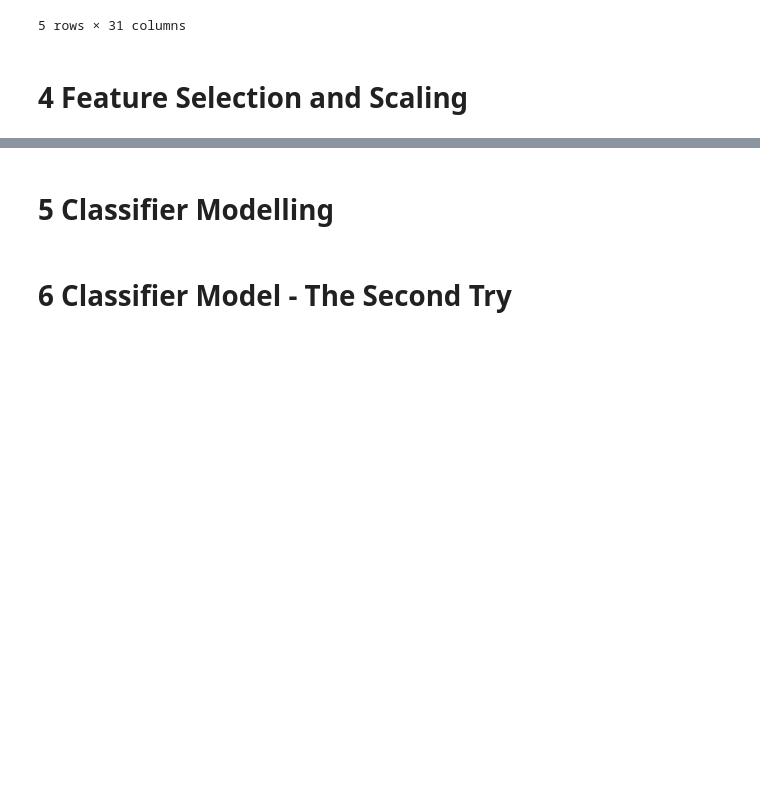
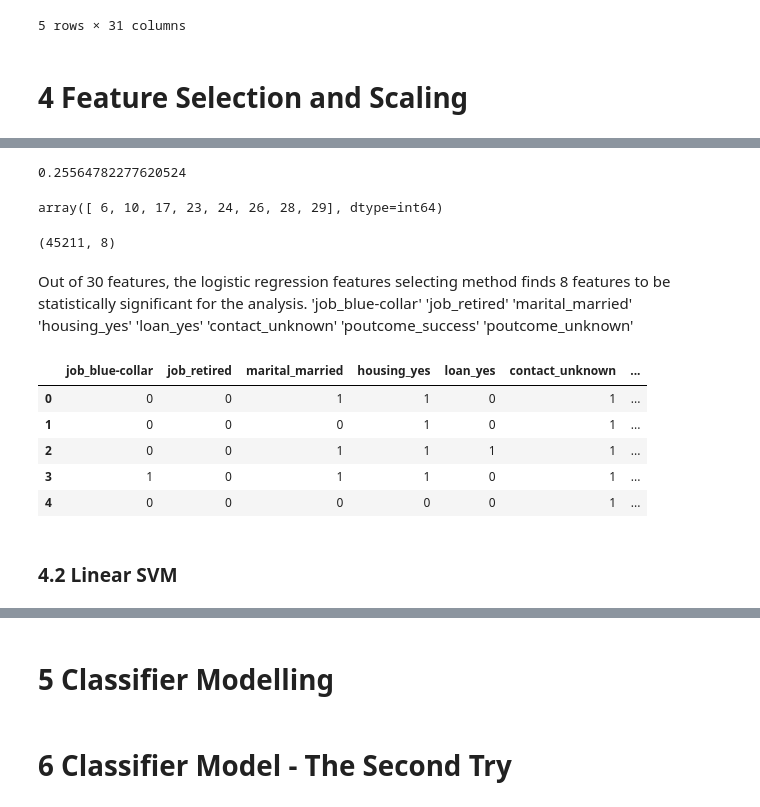
Before and after one commit to EmaTran/CSIS3290_GroupProject, a Jupyter notebook: MiniProject2/CSIS3290_MiniProject2.ipynb, the cells around one changed output, grey strips where cells are left out. Drawn from its saved outputs; the diff is of its cells as text; code cells hidden in the pictures; blank space fills up the shorter version.

```diff
--- a/MiniProject2/CSIS3290_MiniProject2.ipynb
+++ b/MiniProject2/CSIS3290_MiniProject2.ipynb
@@ -316,0 +351,41 @@ df2.head()
+# %%
+#Obtain threshold value as the parameter to know which features should be removed
+#according to this method
+logisticRegression_method.threshold_
+# %% [output]
+0.25564782277620524
+# %%
+#Run get_support() to see which are TRUE for significant features
+logisticRegression_method.get_support(indices=True)
+# %% [output]
+array([ 6, 10, 17, 23, 24, 26, 28, 29], dtype=int64)
+# %%
+#Apply transform() to get the subset of features to be used
+X_logisticR = logisticRegression_method.transform(X)
+X_logisticR.shape
+# %% [output]
+(45211, 8)
+# %% [markdown]
+Out of 30 features, the logistic regression features selecting method finds 8 features to be statistically significant for the analysis.
+'job_blue-collar'
+'job_retired'
+'marital_married'
+'housing_yes'
+'loan_yes'
+'contact_unknown'
+'poutcome_success'
+'poutcome_unknown'
+# %%
+#create a dataframe to save selected features by this method
+
+X_logisticR_df = X.iloc[:,[6, 10, 17, 23, 24, 26, 28, 29]].copy()
+X_logisticR_df.head()
+# %% [output]
+|  | job_blue-collar | job_retired | marital_married | housing_yes | loan_yes | contact_unknown | ... |
+| 0 | 0 | 0 | 1 | 1 | 0 | 1 | ... |
+| 1 | 0 | 0 | 0 | 1 | 0 | 1 | ... |
+| 2 | 0 | 0 | 1 | 1 | 1 | 1 | ... |
+| 3 | 1 | 0 | 1 | 1 | 0 | 1 | ... |
+| 4 | 0 | 0 | 0 | 0 | 0 | 1 | ... |
+# %% [markdown]
+### 4.2 Linear SVM
```
Also changed, not shown: parts of 9 cells of this notebook.
